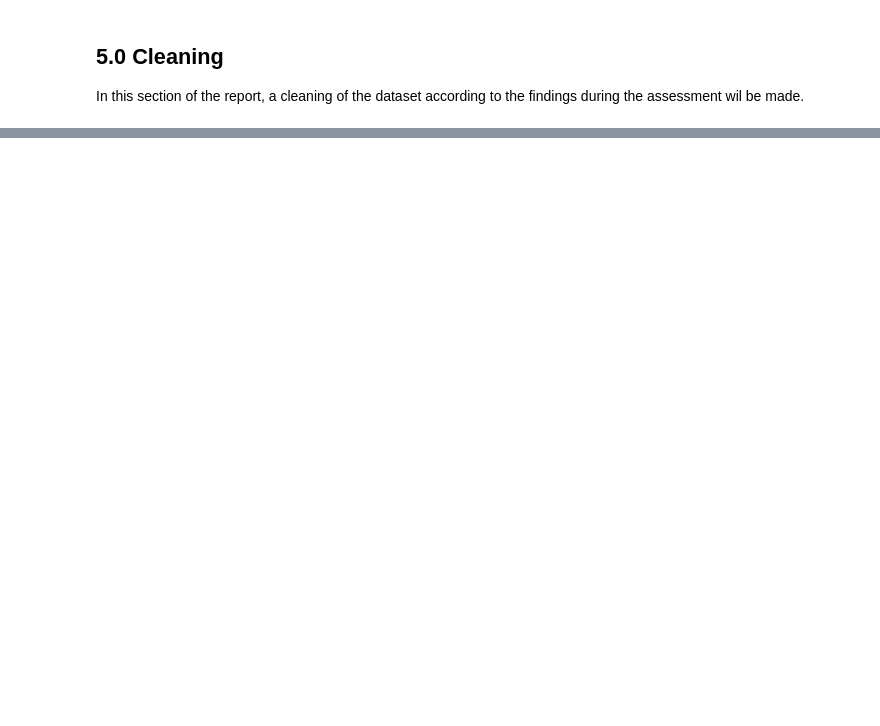
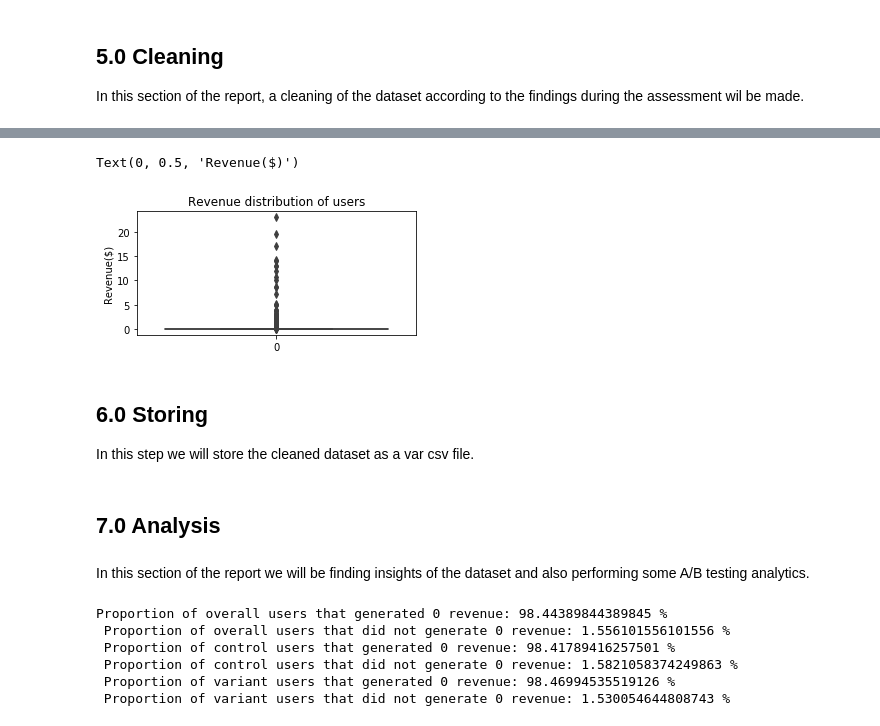
Before and after one commit to Mannygcg/AB-Testing-project, a Jupyter notebook: CVode.ipynb, the cells around one changed output, grey strips where cells are left out. Cells and saved outputs as stored; diff of their text form; code cells hidden in the pictures; blank space fills up the shorter version.

```diff
--- a/CVode.ipynb
+++ b/CVode.ipynb
@@ -80,0 +106,12 @@ For A/B testing, the fact that several users had repeated the test several times
+# %%
+df_clean = df_clean.loc[~df_clean['USER_ID'].isin(filter_list)]
+# %%
+Check1 = []
+filter_list2 = []
+for index, row in df_clean.iterrows():
+    if row.USER_ID not in Check1:
+        Check1.append(row.USER_ID)
+    else:
+        filter_list2.append(row.USER_ID)
+
+df_clean = df_clean.loc[~df_clean['USER_ID'].isin(filter_list2)]
@@ -80,0 +150,2 @@ For A/B testing, the fact that several users had repeated the test several times
+# %%
+df_clean=df_clean[df_clean.REVENUE<100]
@@ -80,0 +166,12 @@ For A/B testing, the fact that several users had repeated the test several times
+# %%
+plt.figure(figsize=[5,5])
+plt.subplot(2,1,1)
+sns.boxplot(data=[df_clean.REVENUE])
+plt.title('Revenue distribution of users')
+plt.ylabel('Revenue($)')
+# %% [output]
+Text(0, 0.5, 'Revenue($)')
+[figure, added]
+# %% [markdown]
+## 6.0 Storing
+In this step we will store the cleaned dataset as a var csv file.
@@ -80,0 +180,36 @@ For A/B testing, the fact that several users had repeated the test several times
+# %% [markdown]
+## 7.0 Analysis
+# %% [markdown]
+In this section of the report we will be finding insights of the dataset and also performing some A/B testing analytics.
+# %%
+# What was the proportion of users that provided any revenue?
+df_rev_0 = df_clean[df_clean.REVENUE == 0]
+df_rev_n0 = df_clean[df_clean.REVENUE != 0]
+
+# What was the proportion of users that provided any revenue from the control group?
+df_control = df_clean[df_clean.VARIANT_NAME == 'control']
+df_con_0 = df_control[df_control.REVENUE == 0]
+df_con_n0 = df_control[df_control.REVENUE != 0]
+
+# What was the proportion of users that provided any revenue from the variant group?
+df_variant = df_clean[df_clean.VARIANT_NAME == 'variant']
+df_var_0 = df_variant[df_variant.REVENUE == 0]
+df_var_n0 = df_variant[df_variant.REVENUE != 0]
+
+all_rev_prop_0 = len(df_rev_0.REVENUE)/len(df_clean.REVENUE)
+all_rev_prop_n0 = len(df_rev_n0.REVENUE)/len(df_clean.REVENUE)
+con_rev_prop_0 = len(df_con_0.REVENUE)/len(df_control.REVENUE)
+con_rev_prop_n0 = len(df_con_n0.REVENUE)/len(df_control.REVENUE)
+var_rev_prop_0 = len(df_var_0.REVENUE)/len(df_variant.REVENUE)
+var_rev_prop_n0 = len(df_var_n0.REVENUE)/len(df_variant.REVENUE)
+
+print('Proportion of overall users that generated 0 revenue:',all_rev_prop_0*100,'%','\n','Proportion of overall users that did not generate 0 revenue:',all_rev_prop_n0*100,'%','\n',
+'Proportion of control users that generated 0 revenue:',con_rev_prop_0*100,'%','\n','Proportion of control users that did not generate 0 revenue:',con_rev_prop_n0*100,'%','\n',
+'Proportion of variant users that generated 0 revenue:',var_rev_prop_0*100,'%','\n','Proportion of variant users that did not generate 0 revenue:',var_rev_prop_n0*100,'%')
+# %% [output]
+Proportion of overall users that generated 0 revenue: 98.44389844389845 %
+ Proportion of overall users that did not generate 0 revenue: 1.556101556101556 %
+ Proportion of control users that generated 0 revenue: 98.41789416257501 %
+ Proportion of control users that did not generate 0 revenue: 1.5821058374249863 %
+ Proportion of variant users that generated 0 revenue: 98.46994535519126 %
+ Proportion of variant users that did not generate 0 revenue: 1.530054644808743 %
```
Also changed, not shown: parts of 40 cells of this notebook, 1 other file.
